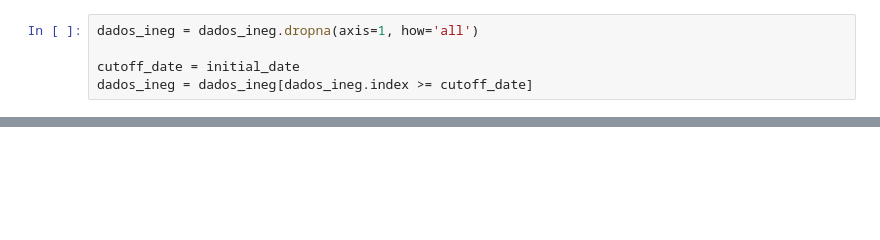
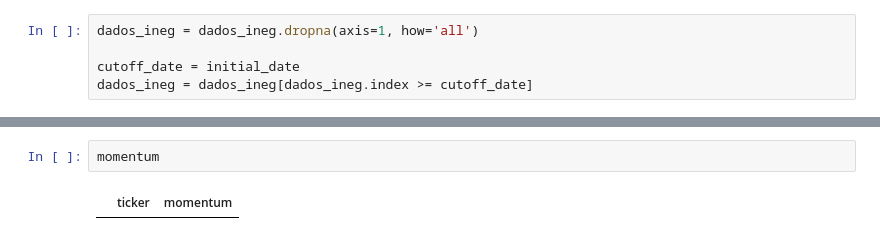
Before and after one commit to fefebiru/IQF-Grupo2, a Jupyter notebook: teste1.ipynb, the cells around one changed output, grey strips where cells are left out. Drawn from its saved outputs; the diff is of its cells as text; blank space fills up the shorter version.

```diff
--- a/teste1.ipynb
+++ b/teste1.ipynb
@@ -42,3 +162,7 @@ dados_ineg = dados_ineg[dados_ineg.index >= cutoff_date]
+# %%
+momentum
+# %% [output]
+|  | ticker | momentum |
 # %%
 returns = pd.DataFrame()
 
```
Also changed, not shown: parts of 15 cells of this notebook, 6 other files.
